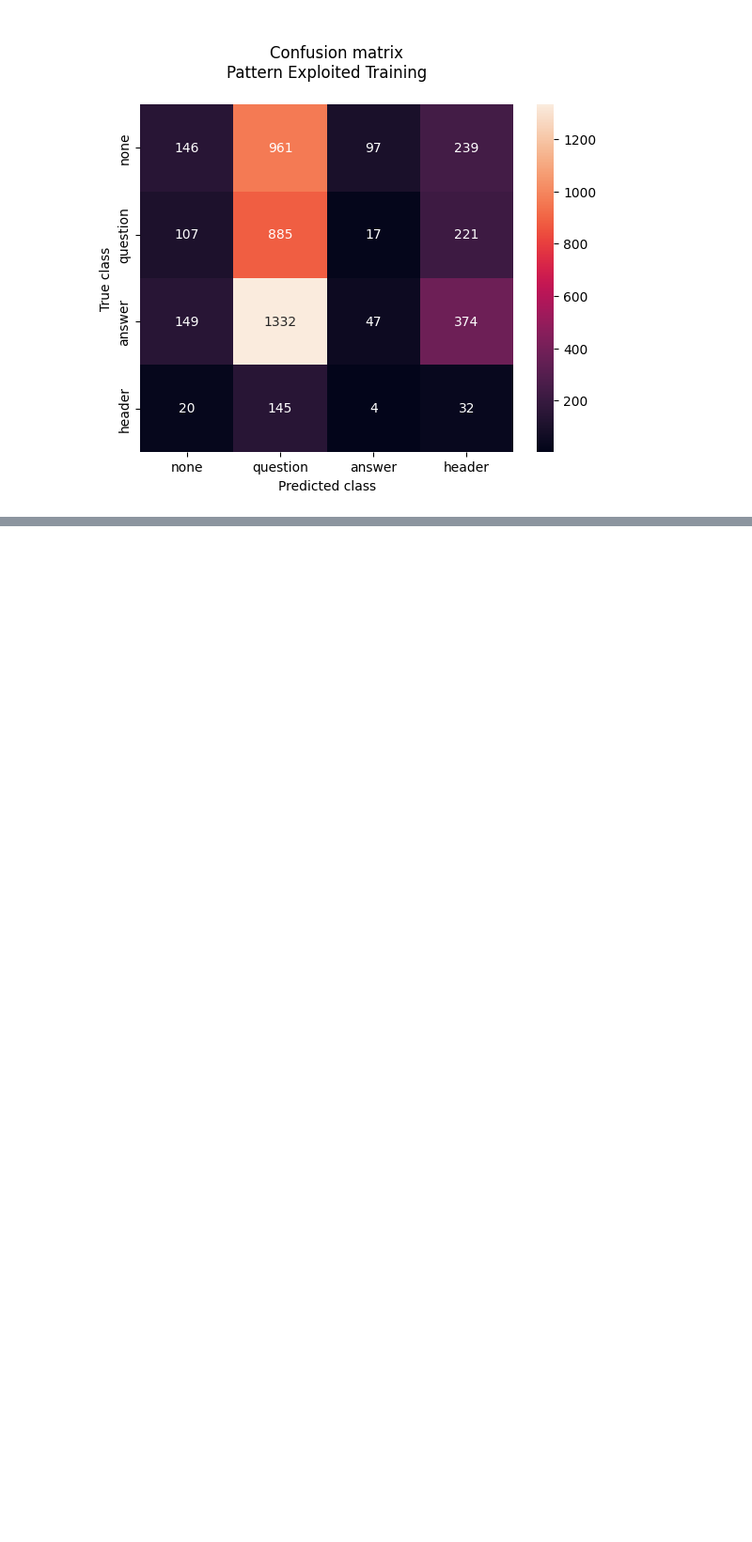
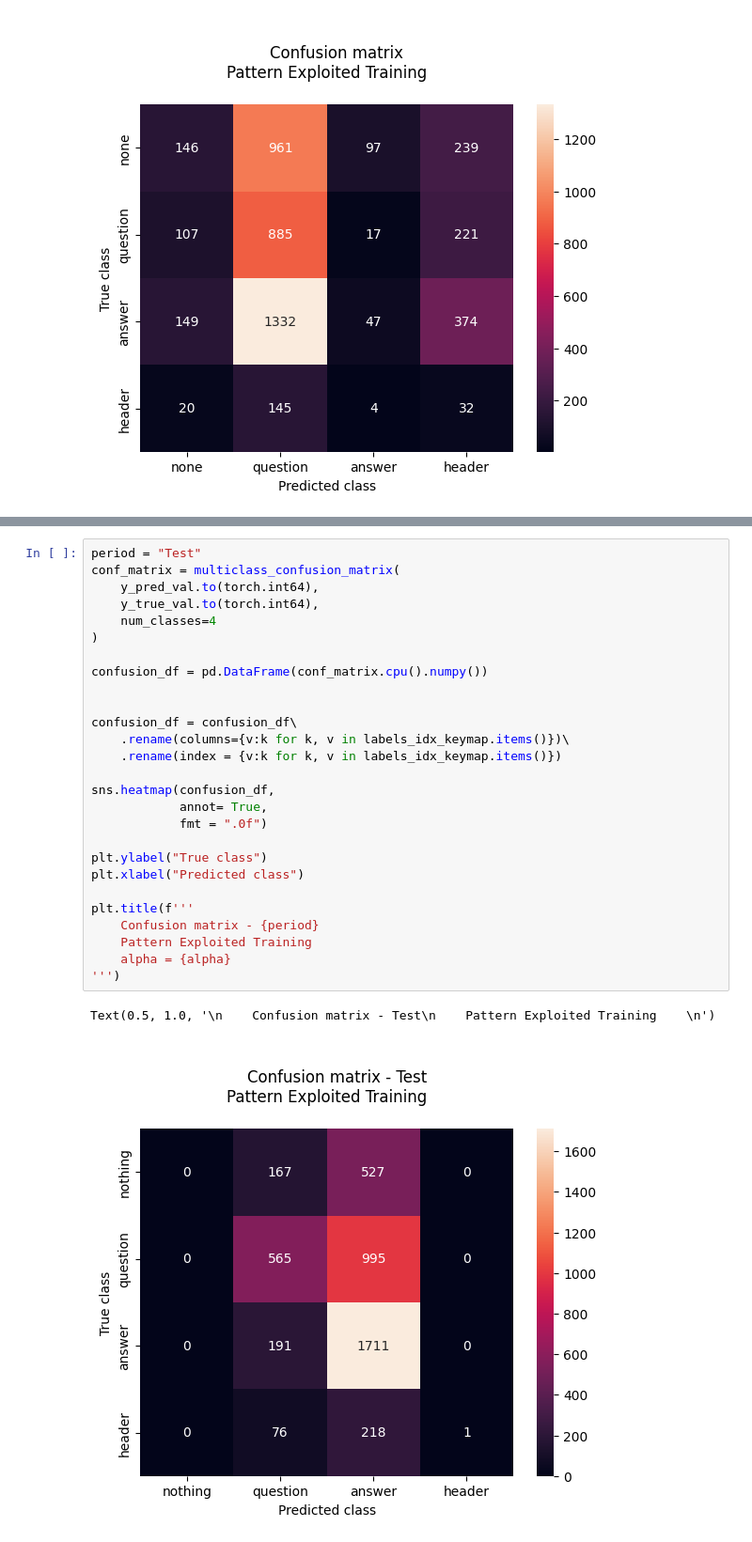
Before and after one commit to peulsilva/few-shot-learning-transformers, a Jupyter notebook: notebooks/few-shot-learning/pet/01-pattern_exploration.ipynb, the cells around one changed output, grey strips where cells are left out. Shown at 94% size. Saved outputs shown, nothing was run; the diff lists cells and outputs as text; blank space fills up the shorter version.

```diff
--- a/notebooks/few-shot-learning/pet/01-pattern_exploration.ipynb
+++ b/notebooks/few-shot-learning/pet/01-pattern_exploration.ipynb
@@ -496,0 +703,30 @@ targets[9]
+# %%
+period = "Test"
+conf_matrix = multiclass_confusion_matrix(
+    y_pred_val.to(torch.int64),
+    y_true_val.to(torch.int64),
+    num_classes=4
+)
+
+confusion_df = pd.DataFrame(conf_matrix.cpu().numpy())
+
+
+confusion_df = confusion_df\
+    .rename(columns={v:k for k, v in labels_idx_keymap.items()})\
+    .rename(index = {v:k for k, v in labels_idx_keymap.items()})
+
+sns.heatmap(confusion_df,
+            annot= True,
+            fmt = ".0f")
+
+plt.ylabel("True class")
+plt.xlabel("Predicted class")
+
+plt.title(f'''
+    Confusion matrix - {period}
+    Pattern Exploited Training
+    alpha = {alpha}
+''')
+# %% [output]
+Text(0.5, 1.0, '\n    Confusion matrix - Test\n    Pattern Exploited Training    \n')
+[figure, added]
```
Also changed, not shown: parts of 39 cells of this notebook.
